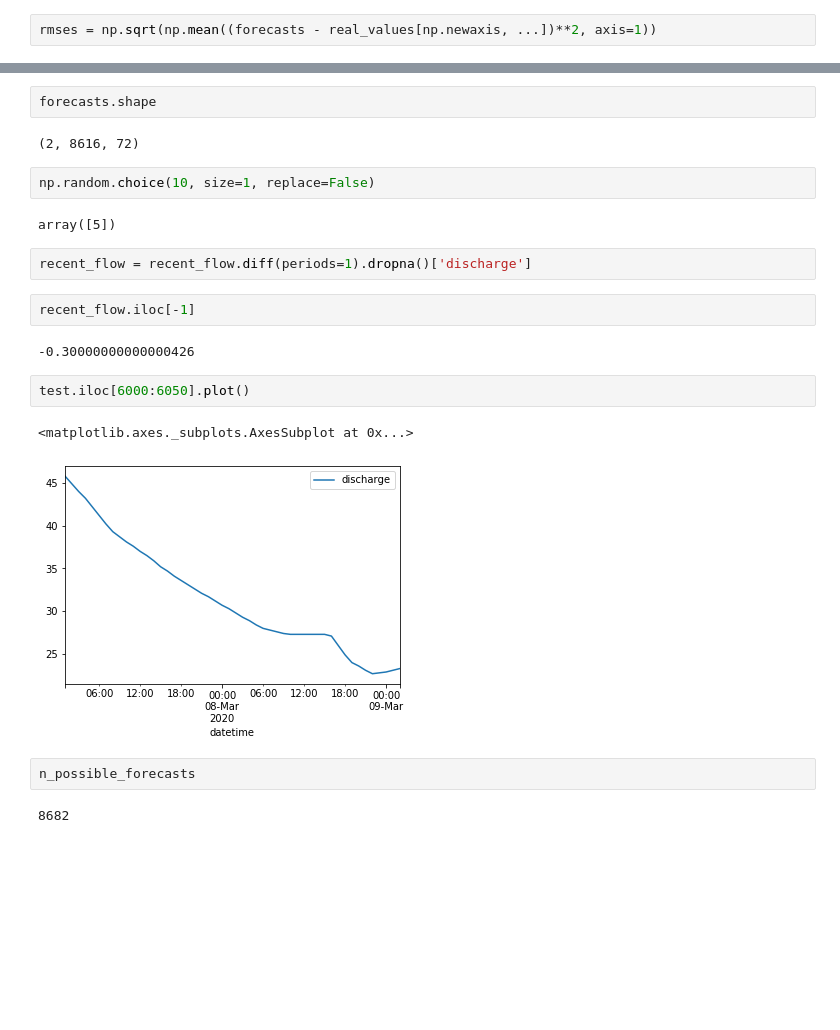
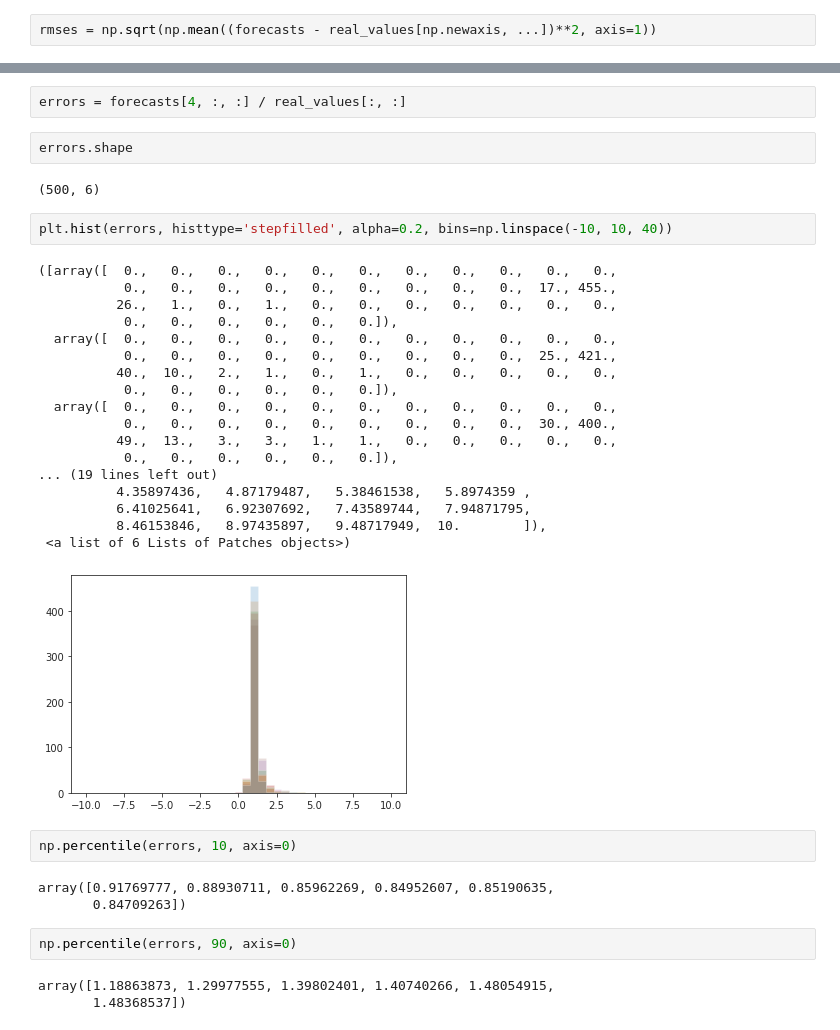
Before and after one commit to maxnolte/river_forecast, a Jupyter notebook: jupyter-notebooks/model-testing.ipynb, the cells around one changed output, grey strips where cells are left out. Drawn from its saved outputs; the diff is of its cells as text; blank space fills up the shorter version.

```diff
--- a/jupyter-notebooks/model-testing.ipynb
+++ b/jupyter-notebooks/model-testing.ipynb
@@ -150,23 +186,37 @@ ax.set_ylim([0, 1.4])
+# %%
+errors = forecasts[4, :, :] / real_values[:, :]
 # %%
-forecasts.shape
+errors.shape
 # %% [output]
-(2, 8616, 72)
+(500, 6)
-# %%
-np.random.choice(10, size=1, replace=False)
-# %% [output]
-array([5])
-# %%
-recent_flow = recent_flow.diff(periods=1).dropna()['discharge']
-# %%
-recent_flow.iloc[-1]
-# %% [output]
--0.30000000000000426
-# %%
-test.iloc[6000:6050].plot()
-# %% [output]
-<matplotlib.axes._subplots.AxesSubplot at 0x...>
-[figure, removed]
-# %%
-n_possible_forecasts
-# %% [output]
-8682
+# %%
+plt.hist(errors, histtype='stepfilled', alpha=0.2, bins=np.linspace(-10, 10, 40))
+# %% [output]
+([array([  0.,   0.,   0.,   0.,   0.,   0.,   0.,   0.,   0.,   0.,   0.,
+           0.,   0.,   0.,   0.,   0.,   0.,   0.,   0.,   0.,  17., 455.,
+          26.,   1.,   0.,   1.,   0.,   0.,   0.,   0.,   0.,   0.,   0.,
+           0.,   0.,   0.,   0.,   0.,   0.]),
+  array([  0.,   0.,   0.,   0.,   0.,   0.,   0.,   0.,   0.,   0.,   0.,
+           0.,   0.,   0.,   0.,   0.,   0.,   0.,   0.,   0.,  25., 421.,
+          40.,  10.,   2.,   1.,   0.,   1.,   0.,   0.,   0.,   0.,   0.,
+           0.,   0.,   0.,   0.,   0.,   0.]),
+  array([  0.,   0.,   0.,   0.,   0.,   0.,   0.,   0.,   0.,   0.,   0.,
+           0.,   0.,   0.,   0.,   0.,   0.,   0.,   0.,   0.,  30., 400.,
+          49.,  13.,   3.,   3.,   1.,   1.,   0.,   0.,   0.,   0.,   0.,
+           0.,   0.,   0.,   0.,   0.,   0.]),
+... (19 lines left out)
+          4.35897436,   4.87179487,   5.38461538,   5.8974359 ,
+          6.41025641,   6.92307692,   7.43589744,   7.94871795,
+          8.46153846,   8.97435897,   9.48717949,  10.        ]),
+ <a list of 6 Lists of Patches objects>)
+[figure, added]
+# %%
+np.percentile(errors, 10, axis=0)
+# %% [output]
+array([0.91769777, 0.88930711, 0.85962269, 0.84952607, 0.85190635,
+       0.84709263])
+# %%
+np.percentile(errors, 90, axis=0)
+# %% [output]
+array([1.18863873, 1.29977555, 1.39802401, 1.40740266, 1.48054915,
+       1.48368537])
```
Also changed, not shown: parts of 12 cells of this notebook.
